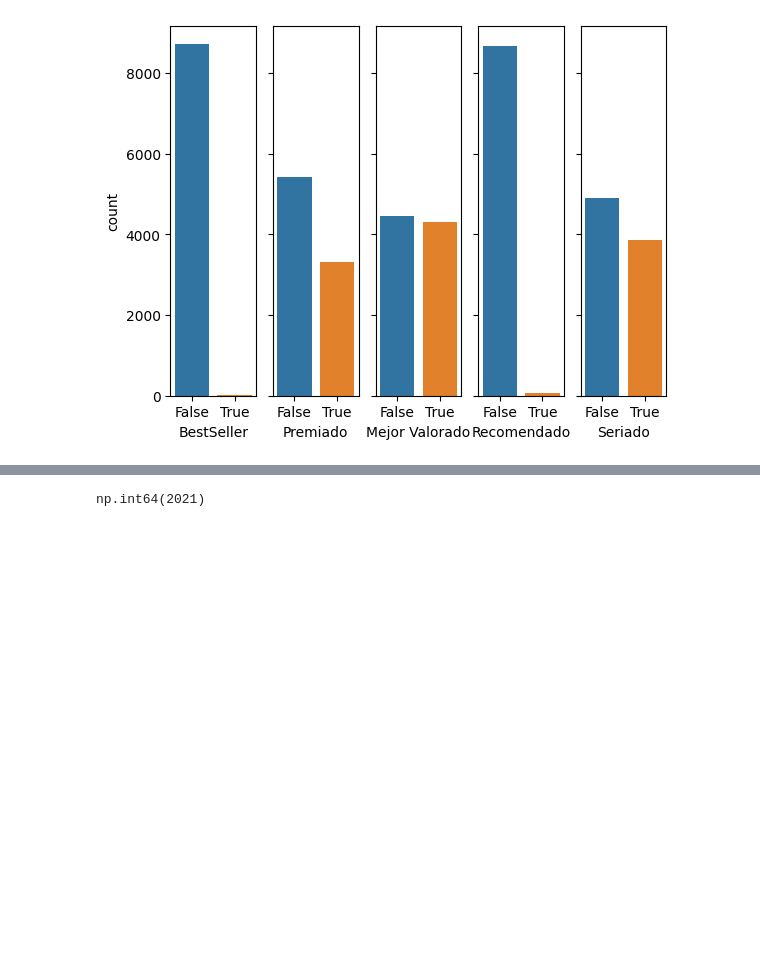
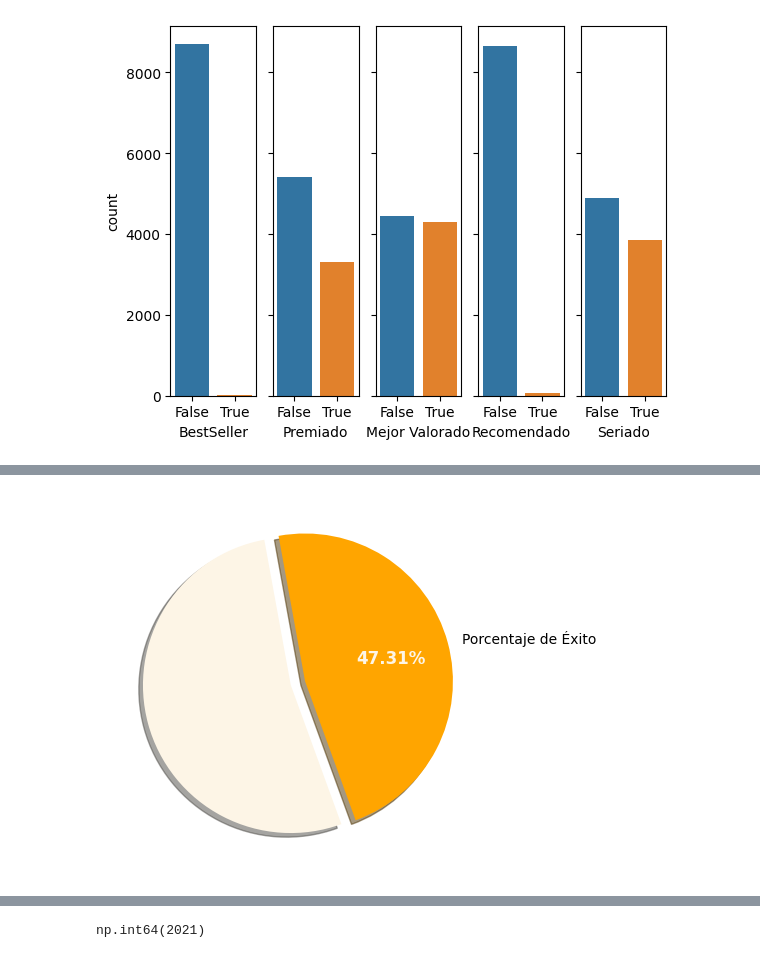
Before and after one commit to AntGV/EDA_Proyecto_Editorial, a Jupyter notebook: Graficos.ipynb, the cells around one changed output, grey strips where cells are left out. Saved outputs shown, nothing was run; the diff lists cells and outputs as text; code cells hidden in the pictures; blank space fills up the shorter version.

```diff
--- a/Graficos.ipynb
+++ b/Graficos.ipynb
@@ -90,0 +93,8 @@ axs[2].legend();
+# %%
+# Se muestra en un gráfico el porcentaje de ´títulos que se encuentra en las tres columnas que determinan el reconocimiento.
+valores = [(df_databooks.loc[(df_databooks["Seriado"] == True)|(df_databooks["Mejor Valorado"] == True)|(df_databooks["Premiado"] == True), "Título"].count()),\
+          (df_databooks.loc[(df_databooks["Seriado"] == False)|(df_databooks["Mejor Valorado"] == False)|(df_databooks["Premiado"] == False), "Título"].count())]
+_, _, autopcts = plt.pie(valores, labels = ["Porcentaje de Éxito",""],colors = ["orange","oldlace"],autopct = "%1.2f%%",explode = (0.1,0), shadow = True, startangle = 290)
+plt.setp(autopcts, **{"color":"#fdf5e6", "weight":"bold", "fontsize":12});
+# %% [output]
+[figure, added]
```
Also changed, not shown: parts of 26 cells of this notebook.
